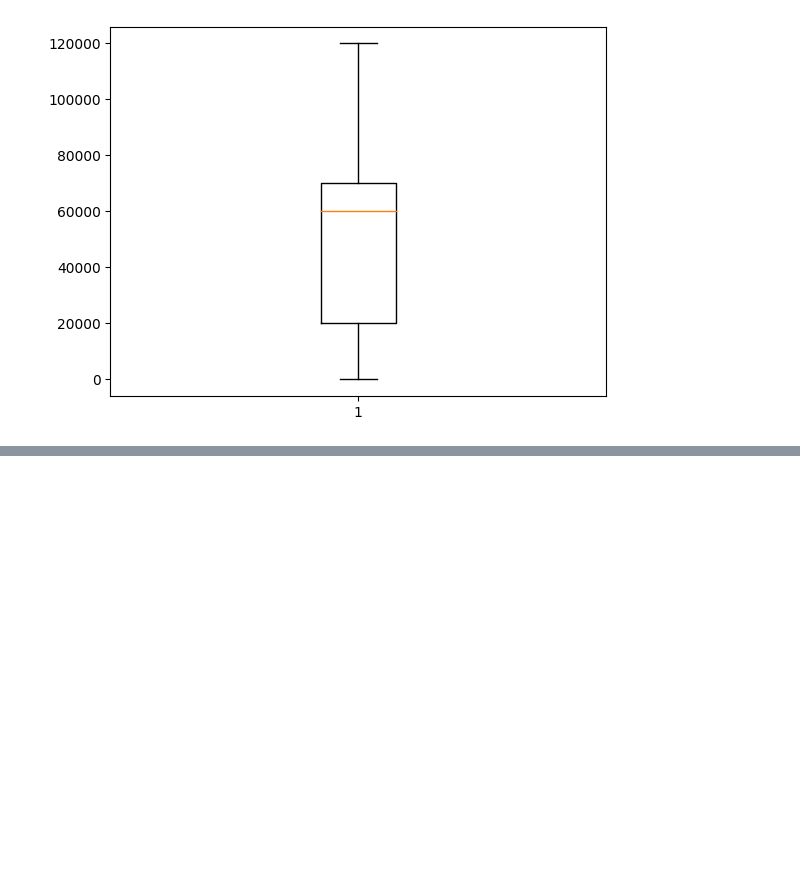
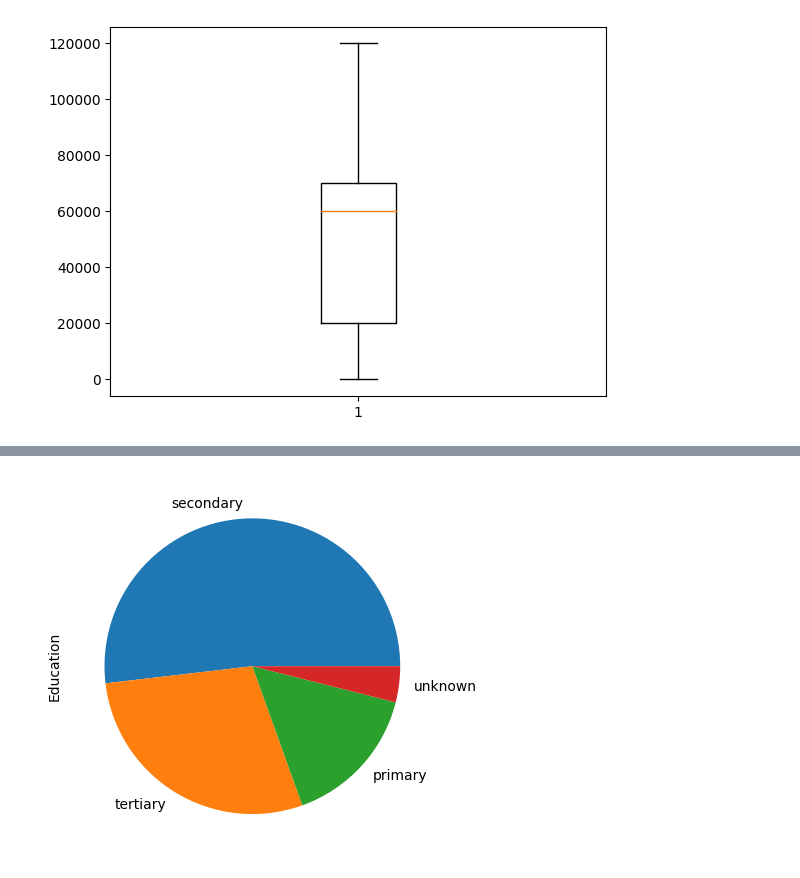
Before and after one commit to SatyaIyerRaghav/PandaPractisePrograms, a Jupyter notebook: Data__Exploratory_Analysis.ipynb, the cells around one changed output, grey strips where cells are left out. Saved outputs shown, nothing was run; the diff lists cells and outputs as text; code cells hidden in the pictures; blank space fills up the shorter version.

```diff
--- a/Data__Exploratory_Analysis.ipynb
+++ b/Data__Exploratory_Analysis.ipynb
@@ -281,0 +380,5 @@ Name: duration, dtype: float64
+# %%
+inp1.Education.value_counts(normalize=True).plot.pie()
+plt.show()
+# %% [output]
+[figure, added]
```
Also changed, not shown: parts of 83 cells of this notebook.
